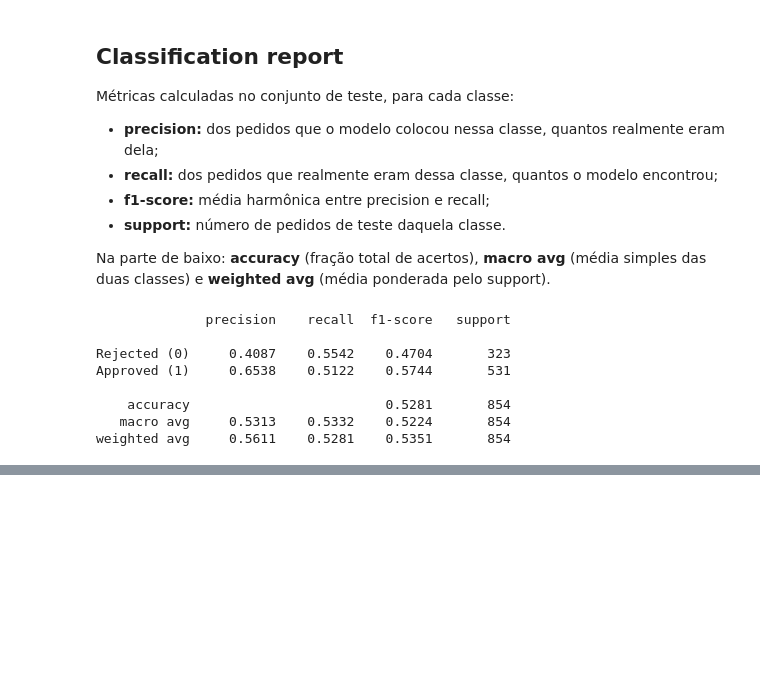
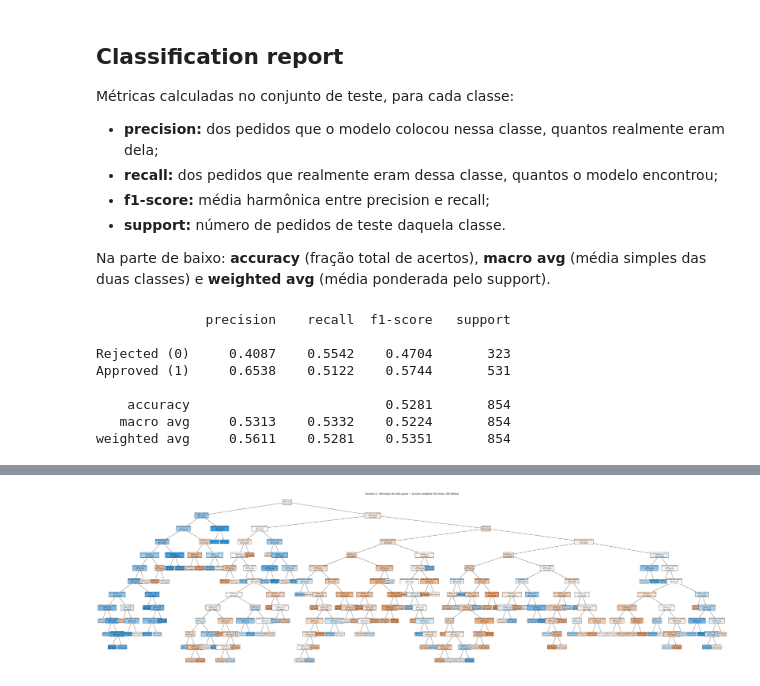
Before and after one commit to anadiasc/AprendizadodeMaquina, a Jupyter notebook: cenarios/cenario_2_remocao_cibil_score.ipynb, the cells around one changed output, grey strips where cells are left out. Cells and saved outputs as stored; diff of their text form; code cells hidden in the pictures; blank space fills up the shorter version.

```diff
--- a/cenarios/cenario_2_remocao_cibil_score.ipynb
+++ b/cenarios/cenario_2_remocao_cibil_score.ipynb
@@ -274,0 +288,24 @@ weighted avg     0.5611    0.5281    0.5351       854
+# %%
+# Tamanho da figura proporcional ao tamanho da árvore:
+# largura cresce com o número de folhas e altura com a profundidade
+n_folhas = melhor_arvore.get_n_leaves()
+profundidade = melhor_arvore.get_depth()
+largura = min(max(16, n_folhas * 0.9), 70)
+altura = max(8, profundidade * 1.6)
+
+plt.figure(figsize=(largura, altura))
+plot_tree(
+    melhor_arvore,
+    feature_names=list(X.columns),          # nomes das variáveis nas perguntas
+    class_names=["Rejected", "Approved"],   # nomes das classes (0 e 1)
+    filled=True,                            # pinta cada nó com a cor da classe majoritária
+    rounded=True,                           # cantos arredondados
+    impurity=False,                         # omite o valor de gini/entropia para deixar os nós mais limpos
+    proportion=True,                        # mostra proporções em vez de contagens
+    precision=2,                            # casas decimais dos números
+    fontsize=6,
+)
+plt.title(f"Cenário 2 · Remoção do cibil_score — árvore completa ({profundidade} níveis, {n_folhas} folhas)", fontsize=16)
+plt.show()
+# %% [output]
+[figure, added]
```
Also changed, not shown: parts of 3 cells of this notebook, 2 other files.
